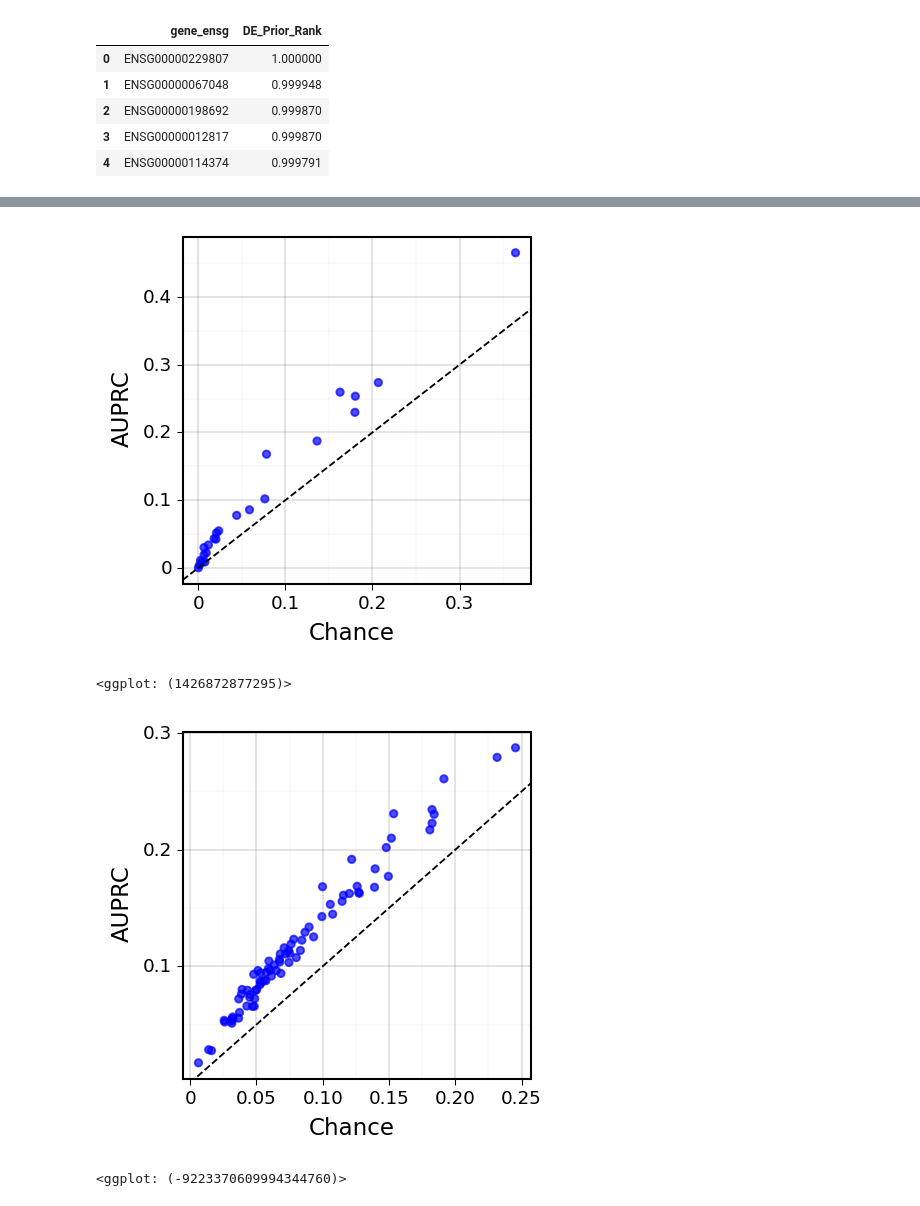
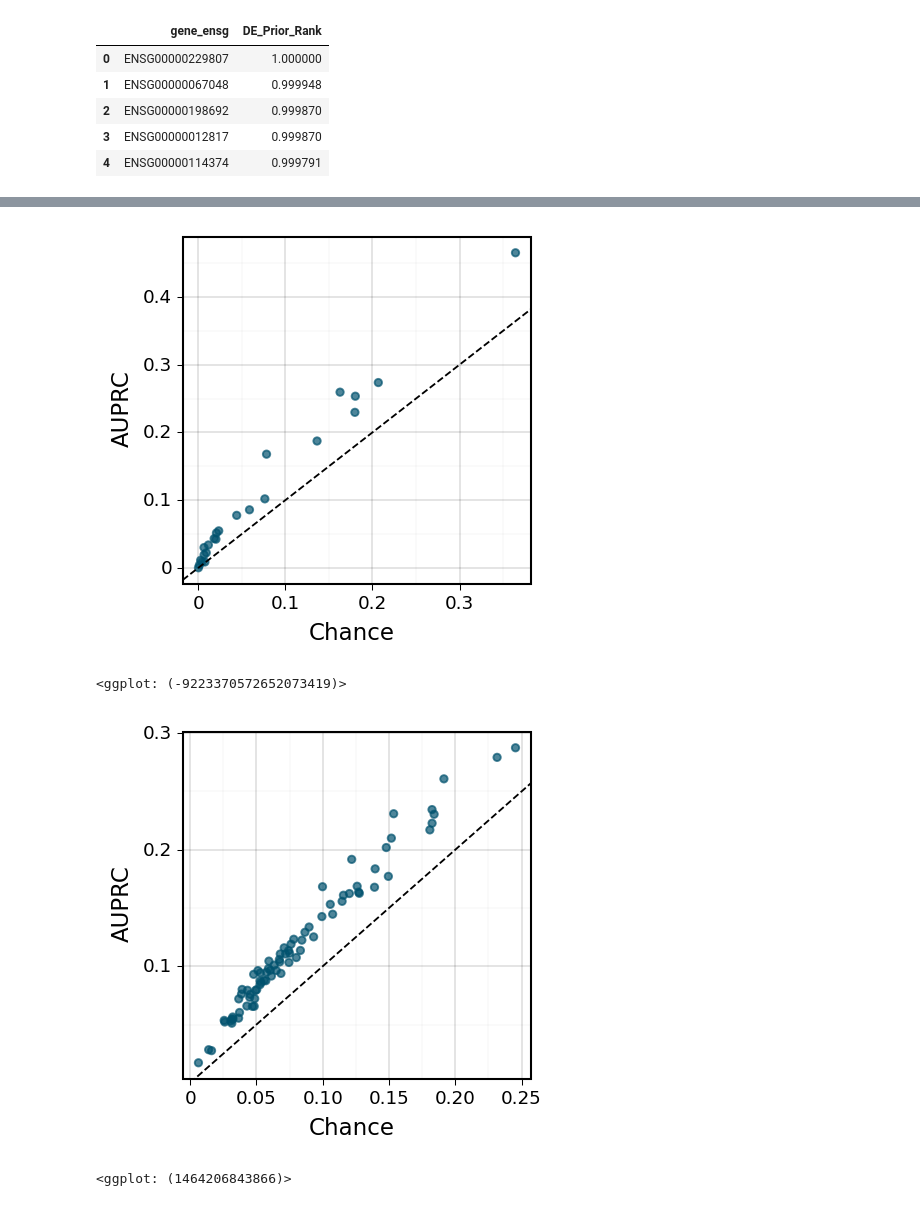
Before and after one commit to BrentLab/TFPertRespExplainer, a Jupyter notebook: WORKING_NOTEBOOKS/g3_revision.ipynb, the cells around one changed output, grey strips where cells are left out. Drawn from its saved outputs; the diff is of its cells as text; code cells hidden in the pictures.

```diff
--- a/WORKING_NOTEBOOKS/g3_revision.ipynb
+++ b/WORKING_NOTEBOOKS/g3_revision.ipynb
@@ -221,7 +232,7 @@ def load_de_prior(de_prior_filepath, gene_map_filepath):
     return de_prior[['gene_ensg', 'DE_Prior_Rank']]
 
 
-def calculate_de_prior_prediction(de_prior_df, resp_filepath, cv_tfs_filepath):
+def calculate_de_prior_prediction(de_prior_df, resp_filepath, cv_tfs_filepath, auc_type='auprc'):
     lfc_cutoff = 0.5
     p_cutoff = 0.05
 
@@ -240,11 +251,21 @@ def calculate_de_prior_prediction(de_prior_df, resp_filepath, cv_tfs_filepath):
         comb_df = resp_df.loc[(resp_df['tf_ensg'] == tf), ['gene_ensg', 'isResp']]
         comb_df = comb_df.merge(de_prior_df, on='gene_ensg', how='inner')
         comb_df = comb_df.sort_values('gene_ensg')
-        auc = average_precision_score(comb_df['isResp'], comb_df['DE_Prior_Rank'])
 
-        auc_df = auc_df.append(pd.Series({'tf': tf, 'auprc': auc}), ignore_index=True)
+        try:
+            if auc_type == 'auprc':
+                auc = average_precision_score(comb_df['isResp'], comb_df['DE_Prior_Rank'])
+                auc_df = auc_df.append(pd.Series({'tf': tf, 'auprc': auc}), ignore_index=True)
+            elif auc_type == 'auroc':
+                auc = roc_auc_score(comb_df['isResp'], comb_df['DE_Prior_Rank'])
+                auc_df = auc_df.append(pd.Series({'tf': tf, 'auroc': auc}), ignore_index=True)
+            else:
+                raise NotImplementedError('AUC type: ' + auc_type + ' not available')
 
-    return auc_df.sort_values('auprc', ascending=False)
+        except ValueError as e:
+            print(tf + ': ' + str(e))
+
+    return auc_df.sort_values(auc_type, ascending=False)
 # %%
 de_prior_df = load_de_prior(
     '../../human_data/DE_Prior_Crow_2019/DEprior/DE_Prior.txt',
@@ -344,7 +405,7 @@ plot_df = h1_df.merge(rr_df, on='tf').dropna()
 
 ax = (
     ggplot(plot_df, aes(x='label', y='auprc'))
-    + geom_point(color='blue', alpha=.7)
+    + geom_point(color=COLORS['dark_blue'], alpha=.7)
     + geom_abline(slope=1, intercept=0, linetype='dashed')
     + labs(x='Chance', y='AUPRC')
     + theme_linedraw()
@@ -353,27 +414,27 @@ ax = (
 
 display(ax)
 # %% [output]
-[figure, old version]
+[figure, new version]
-<ggplot: (1426872877295)>
+<ggplot: (-9223370572652073419)>
 # %%
 organism = 'human_hek293'
 output_dir = '../OUTPUT/human_hek293/all_feats/'
 
 pred_df = pd.read_csv(output_dir + 'preds.csv.gz')
 rr_df = pred_df.groupby('tf')['label'].agg(resp_ratio).reset_index()
 
 plot_df = hek_df.merge(rr_df, on='tf').dropna()
 
 ax = (
     ggplot(plot_df, aes(x='label', y='auprc'))
-    + geom_point(color='blue', alpha=.7)
+    + geom_point(color=COLORS['dark_blue'], alpha=.7)
     + geom_abline(slope=1, intercept=0, linetype='dashed')
     + labs(x='Chance', y='AUPRC')
     + theme_linedraw()
     + theme(figure_size=(3, 3), dpi=150)
 )
 
 display(ax)
 # %% [output]
-[figure, old version]
+[figure, new version]
-<ggplot: (-9223370609994344760)>
+<ggplot: (1464206843866)>
```
Also changed, not shown: parts of 13 cells of this notebook.
